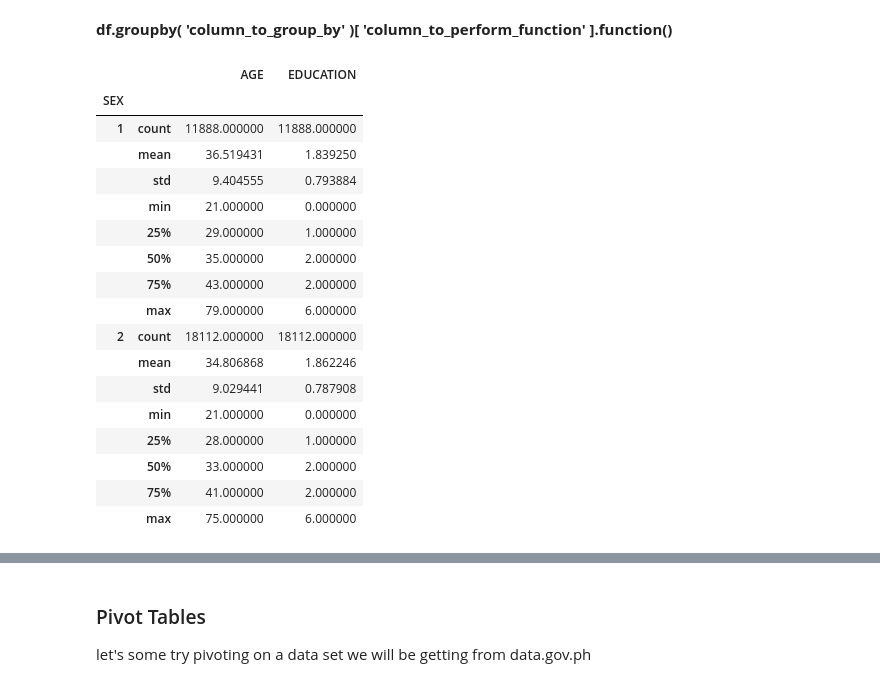
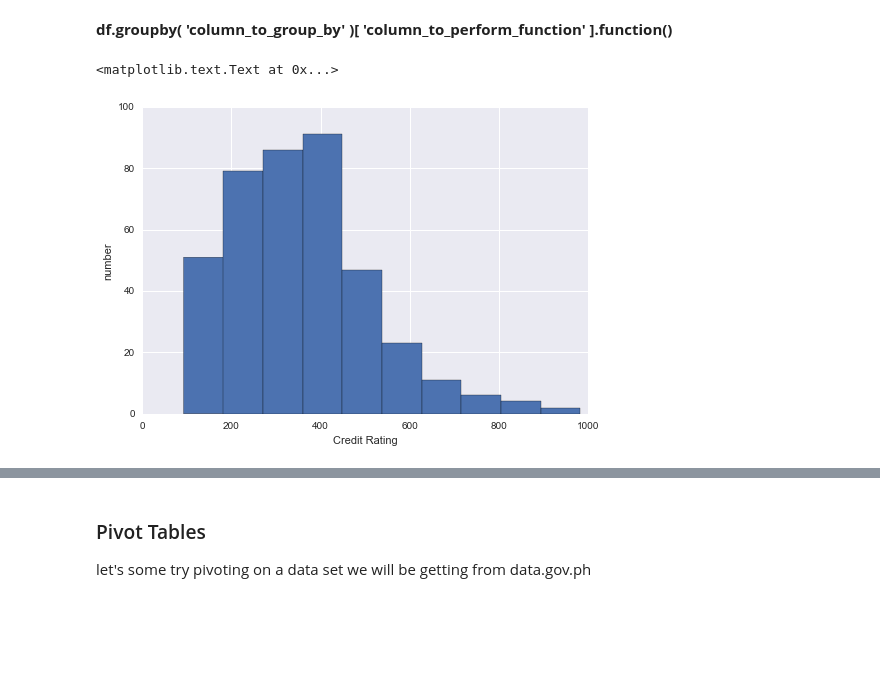
Before and after one commit to rimzbravz/Intro_to_Python, a Jupyter notebook: Intro_To_Python_Pandas.ipynb, the cells around one changed output, grey strips where cells are left out. Drawn from its saved outputs; the diff is of its cells as text; code cells hidden in the pictures; blank space fills up the shorter version.

```diff
--- a/Intro_To_Python_Pandas.ipynb
+++ b/Intro_To_Python_Pandas.ipynb
@@ -691,24 +740,2 @@ credit.groupby(['EDUCATION', 'MARRIAGE'])['default.payment.next.month'].sum().un
 # %% [markdown]
 **df.groupby( 'column_to_group_by' )[ 'column_to_perform_function' ].function()**
-# %%
-credit.groupby(['SEX'])['AGE','EDUCATION'].describe()
-#Try Unstacking - unstack multi-indexed dataframe
-# %% [output]
-|  |  | AGE | EDUCATION |
-| SEX |  |  |  |
-| 1 | count | 11888.000000 | 11888.000000 |
-|  | mean | 36.519431 | 1.839250 |
-|  | std | 9.404555 | 0.793884 |
-|  | min | 21.000000 | 0.000000 |
-|  | 25% | 29.000000 | 1.000000 |
-|  | 50% | 35.000000 | 2.000000 |
-|  | 75% | 43.000000 | 2.000000 |
-|  | max | 79.000000 | 6.000000 |
-| 2 | count | 18112.000000 | 18112.000000 |
-|  | mean | 34.806868 | 1.862246 |
-|  | std | 9.029441 | 0.787908 |
-|  | min | 21.000000 | 0.000000 |
-|  | 25% | 28.000000 | 1.000000 |
-|  | 50% | 33.000000 | 2.000000 |
-|  | 75% | 41.000000 | 2.000000 |
-|  | max | 75.000000 | 6.000000 |
@@ -716,0 +742,12 @@ credit.groupby(['SEX'])['AGE','EDUCATION'].describe()
+# %%
+import matplotlib.pyplot as plt
+import seaborn as sns
+%matplotlib inline
+sns.set()
+# %%
+plt.hist(credit['Rating'])
+plt.ylabel('number')
+plt.xlabel('Credit Rating')
+# %% [output]
+<matplotlib.text.Text at 0x...>
+[figure, added]
```
Also changed, not shown: parts of 54 cells of this notebook.
